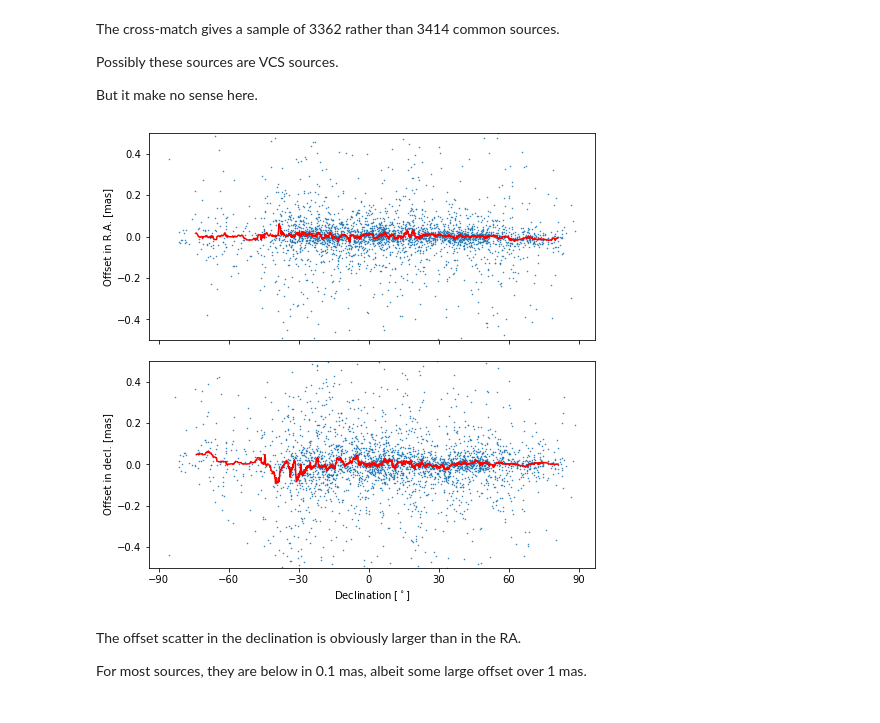
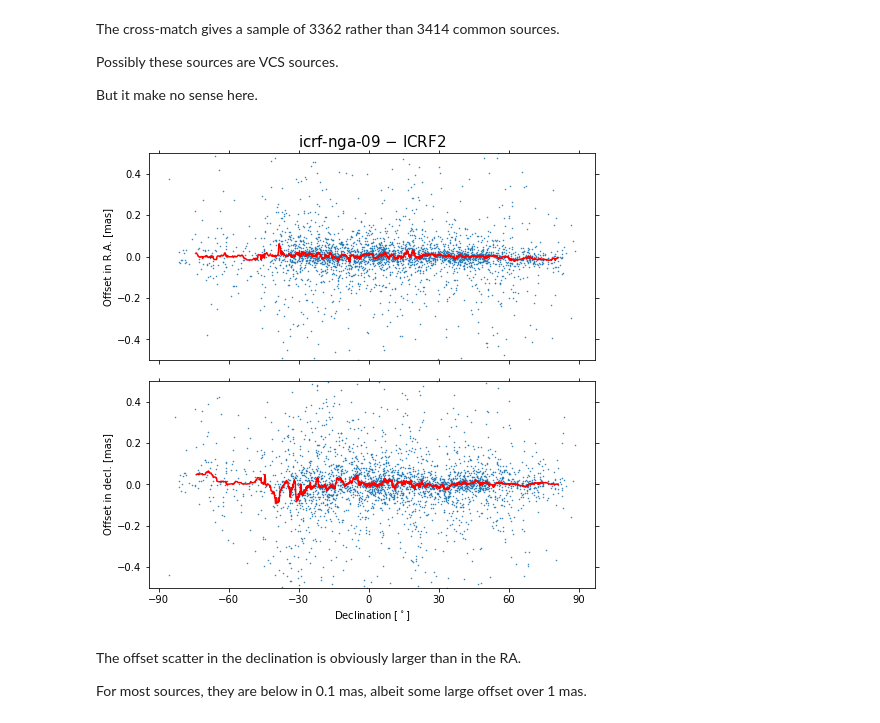
Before and after one commit to Niu-LIU/gaiacrf-in-vlbi, a Jupyter notebook: progs/check-ga-on-icrf2.ipynb, the cells around one changed output. Saved outputs shown, nothing was run; the diff lists cells and outputs as text; code cells hidden in the pictures.

```diff
--- a/progs/check-ga-on-icrf2.ipynb
+++ b/progs/check-ga-on-icrf2.ipynb
@@ -125,34 +153,41 @@ But it make no sense here.
 # %%
 fig, (ax0, ax1) = plt.subplots(figsize=(8, 8), nrows=2, sharex=True)
 
 ax0.plot(icrfdif1["dec"], icrfdif1["dra"], ".", ms=1)
 ax1.plot(icrfdif1["dec"], icrfdif1["ddec"], ".", ms=1)
 
 ax0.set_ylabel("Offset in R.A. [mas]")
 
 ax1.set_xlabel("Declination [$^\circ$]")
 ax1.set_ylabel("Offset in decl. [mas]")
 
 # Running median
 temp1 = Table(icrfdif1)
 temp1.sort("dec")
 
 window = 50
 decmd1 = bn.move_median(temp1["dec"], window=window)
 dramd1 = bn.move_median(temp1["dra"], window=window)
 ddecmd1 = bn.move_median(temp1["ddec"], window=window)
 
 ax0.plot(decmd1, dramd1, "r")
 ax1.plot(decmd1, ddecmd1, "r")
 
 ax1.set_xticks(np.arange(-90, 91, 30))
 
 ax0.set_ylim([-0.5, 0.5])
 ax1.set_ylim([-0.5, 0.5])
 
+ax0.xaxis.set_ticks_position("both")
+ax0.yaxis.set_ticks_position("both")
+ax1.xaxis.set_ticks_position("both")
+ax1.yaxis.set_ticks_position("both")
+
+ax0.set_title("icrf-nga-09 $-$ ICRF2", fontsize=15)
+
 plt.subplots_adjust(hspace=0.1)
 # %% [output]
-[figure, old version]
+[figure, new version]
 # %% [markdown]
 The offset scatter in the declination is obviously larger than in the RA.
 
```
Also changed, not shown: parts of 17 cells of this notebook, 16 other files.
